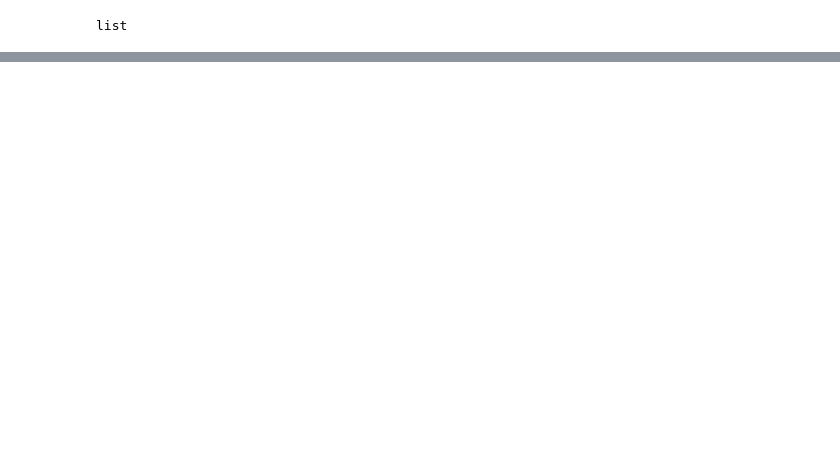
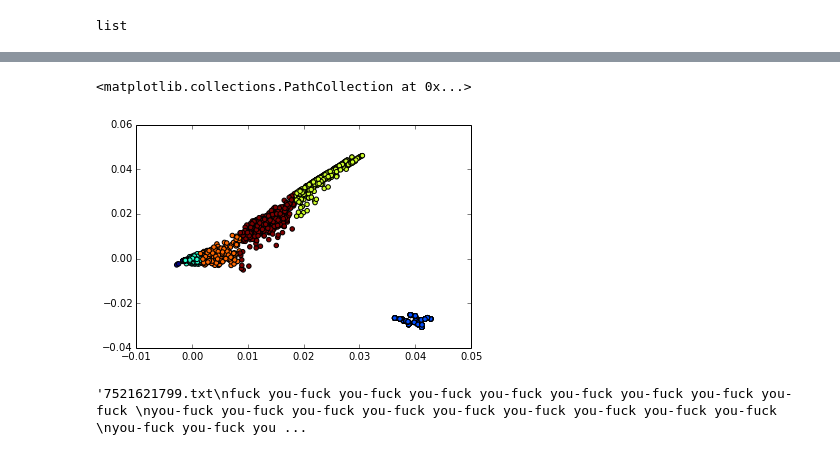
Before and after one commit to genevievekathleensmith/insight, a Jupyter notebook: term doc matrix.ipynb, the cells around one changed output, grey strips where cells are left out. Drawn from its saved outputs; the diff is of its cells as text; code cells hidden in the pictures; blank space fills up the shorter version.

```diff
--- a/term doc matrix.ipynb
+++ b/term doc matrix.ipynb
@@ -211,0 +387,11 @@ data_svd = svd(similarity_matrix)
+# %%
+data = vstack(U[:,1:2])
+# computing K-Means with K = 2 (2 clusters)
+centroids,_ = kmeans(data,7)
+# assign each sample to a cluster
+idx,_ = vq(data,centroids)
+# %%
+plt.scatter(U[:,1],U[:,2],c=idx)
+# %% [output]
+<matplotlib.collections.PathCollection at 0x...>
+[figure, added]
@@ -211,0 +455,11 @@ data_svd = svd(similarity_matrix)
+# %%
+sents[45996]
+comments[45966]
+next((x for x in sents if x == myarray.min()), None)
+
+
+[i for i, j in enumerate(sents) if j == myarray.min()]
+
+comments[46039]
+# %% [output]
+'7521621799.txt\nfuck you-fuck you-fuck you-fuck you-fuck you-fuck you-fuck you-fuck you-fuck \nyou-fuck you-fuck you-fuck you-fuck you-fuck you-fuck you-fuck you-fuck you-fuck \nyou-fuck you-fuck you ...
```
Also changed, not shown: parts of 57 cells of this notebook, 15 other files.
